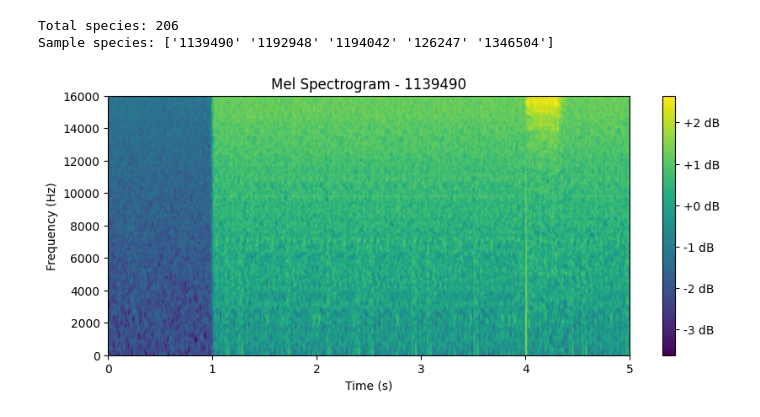
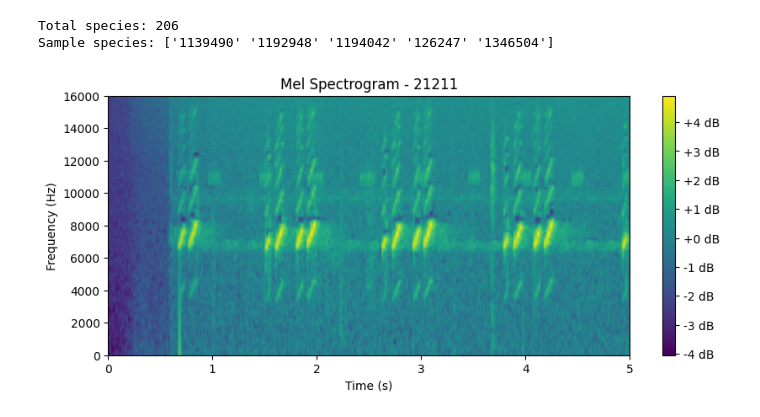
Before and after one commit to Tsharkowill/birdclef-2025, a Jupyter notebook: notebooks/Ensemble_Model.ipynb, the cells around one changed output. Cells and saved outputs as stored; diff of their text form; code cells hidden in the pictures.

```diff
--- a/notebooks/Ensemble_Model.ipynb
+++ b/notebooks/Ensemble_Model.ipynb
@@ -246,32 +236,30 @@ class BirdCLEFDataset(Dataset):
             return waveform[:, :self.audio_len]
         return torch.nn.functional.pad(waveform, (0, self.audio_len - waveform.shape[1]))
 # %%
-import matplotlib.pyplot as plt
-
 def plot_spectrogram(dataset, index):
     spec, label_idx = dataset[index]
 
     # Convert to numpy
     spec_np = spec.squeeze().numpy()  # Remove channel dim
     label = label_encoder.inverse_transform([label_idx.numpy()])[0]
 
     # Plot
     plt.figure(figsize=(10, 4))
     plt.imshow(
         spec_np,
         aspect='auto',
         origin='lower',
         cmap='viridis',
         extent=[0, DURATION, 0, SR//2]  # Time (s), Freq (Hz)
     )
     plt.colorbar(format='%+2.0f dB')
     plt.xlabel('Time (s)')
     plt.ylabel('Frequency (Hz)')
     plt.title(f'Mel Spectrogram - {label}')
     plt.show()
 
 # Usage example
 dataset = BirdCLEFDataset(df, "../data/train_audio", label_encoder)
-plot_spectrogram(dataset, 0)  # Plot first sample
+plot_spectrogram(dataset, 54)
 # %% [output]
-[figure, old version]
+[figure, new version]
```
Also changed, not shown: parts of 4 cells of this notebook, 1 other file.
